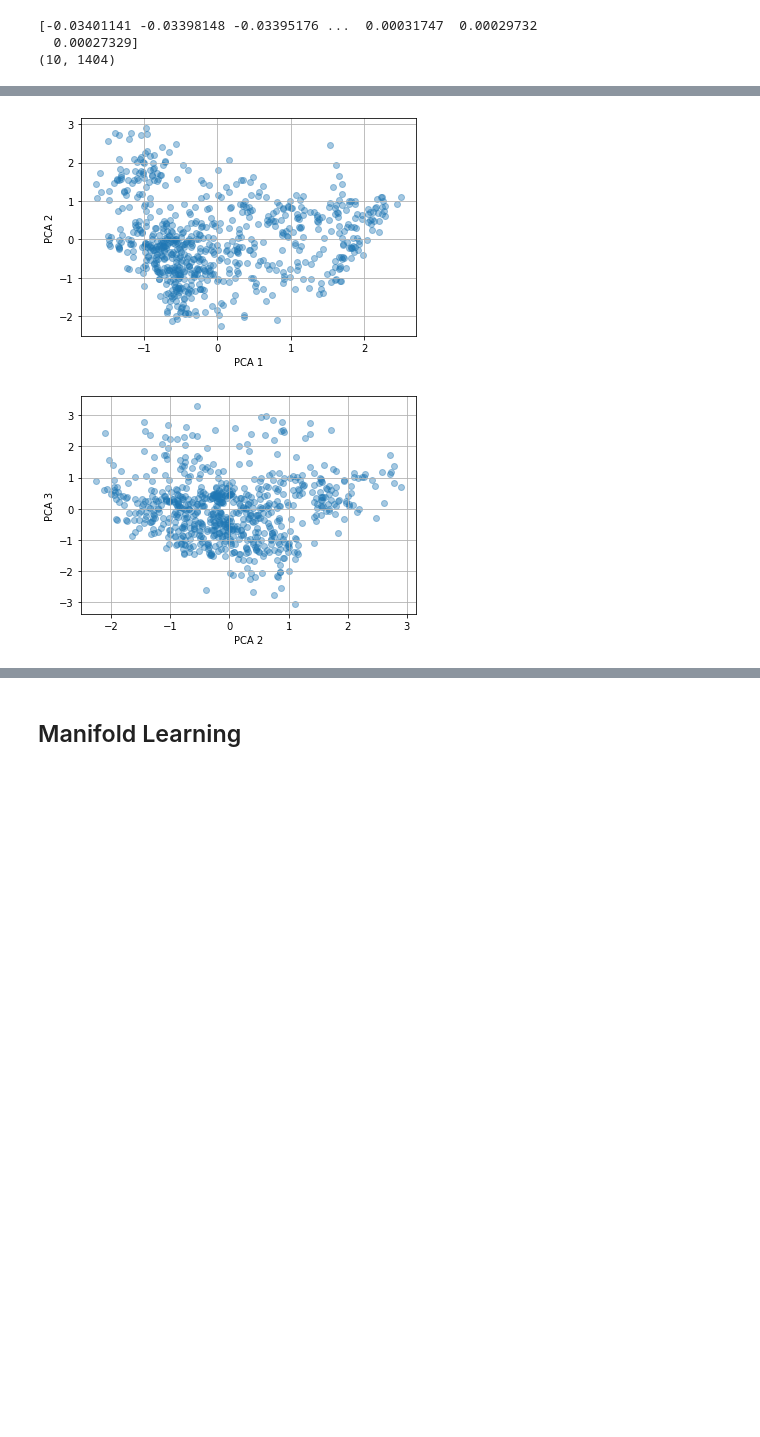
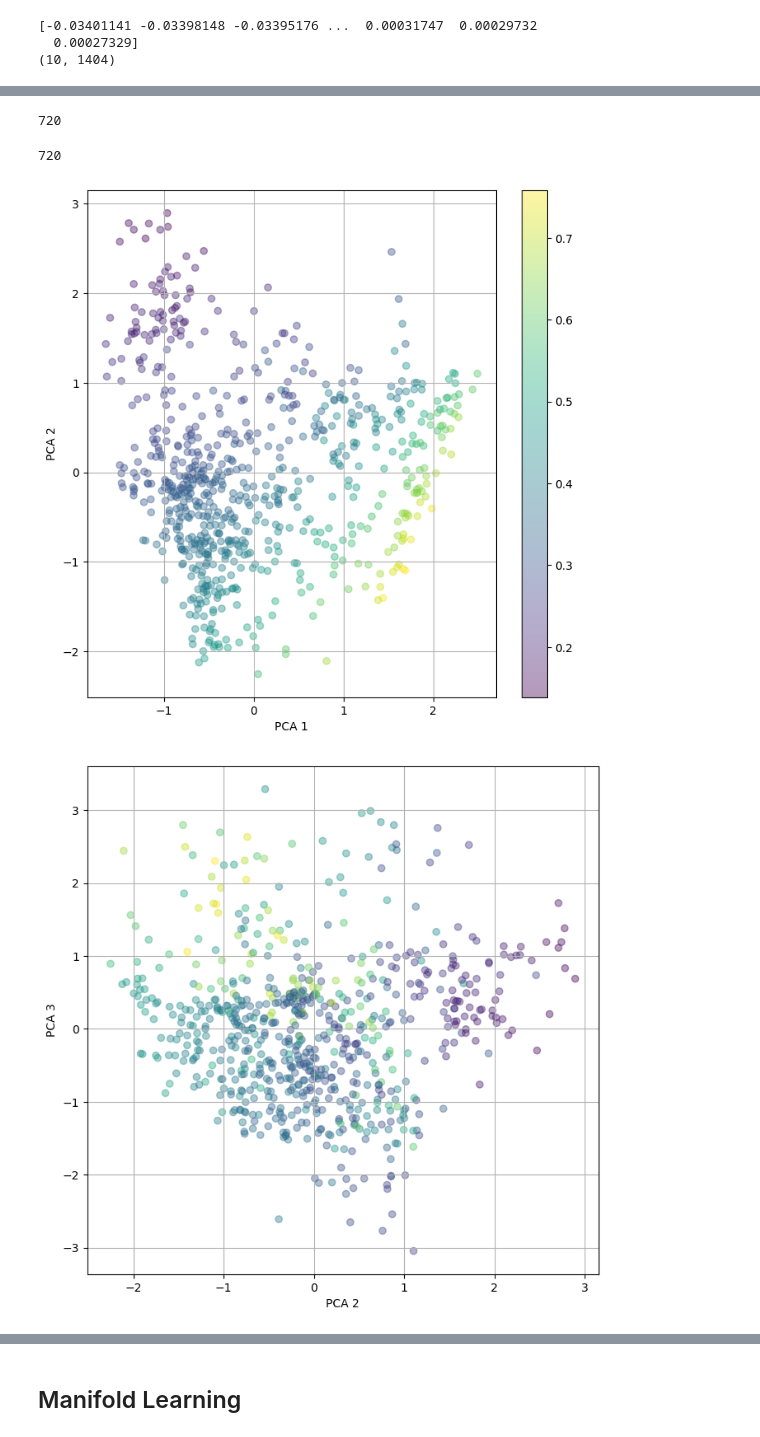
Before and after one commit to wbasener/IceSpectralLibraryAnalysis, a Jupyter notebook: Analysis_MY.ipynb, the cells around one changed output, grey strips where cells are left out. Saved outputs shown, nothing was run; the diff lists cells and outputs as text; code cells hidden in the pictures; blank space fills up the shorter version.

```diff
--- a/Analysis_MY.ipynb
+++ b/Analysis_MY.ipynb
@@ -195,6 +194,8 @@ np.arange(20)
 array([ 0,  1,  2,  3,  4,  5,  6,  7,  8,  9, 10, 11, 12, 13, 14, 15, 16,
        17, 18, 19])
 # %%
+plt.rcParams["figure.figsize"] = (8,4)
+
 nan_mask = np.isnan(sli.spectra)
 nRows, nCols = nan_mask.shape
 row_idx = np.arange(nRows)
@@ -244,6 +245,7 @@ plt.plot(wl2,row_sum2)
 plt.plot(wl2,row_sum3)
 wl3 = wl2[row_sum3<750]
 plt.plot(wl3,row_sum4)
+plt.title('row_sum4')
 plt.xlabel("Wavelength (nm)")
 
 # reducing number of spectra
@@ -268,6 +270,10 @@ data = sli.spectra[row_idx,:]
 data = data[:,col_idx]
 plt.figure()
 plt.plot(wl3,data.T);
+print(data.shape)
+plt.figure()
+plt.plot(wl3,data[0,:]);
+print(len(wl3))
 # %% [output]
 2388969
 (2712, 2151)
@@ -334,0 +344,12 @@ print(principal_components.shape[1])
+# %%
+print(data.shape)
+
+############ IS THIS 720 WAVELENGTHS WITH 1404 ALBEDOS? #######################
+
+pca = PCA(whiten=True, n_components=10)
+pca.fit(data)
+pca_spec = pca.transform(data).T
+print(pca_spec.shape)
+
+########## IS PCA THE BEST METHOD TO USE? ##################
+########## SHOULD WE TRY OTHER NON-LINEAR METHODS LIKE ISOMAP OR LLE? #################
@@ -351,29 +397,40 @@ for i in range((principal_components.shape[1])):
+# %%
+BWI = (data[:,150] - data[:,650])/(data[:,150] + data[:,650])
+print(len(BWI))
+# %% [output]
+720
+# %%
+len(pca_spec[:,0])
+# %% [output]
+720
 # %%
+plt.rcParams["figure.figsize"] = (8,8)
 plt.figure()
-plt.scatter(pca_spec[0,:],pca_spec[1,:], alpha=0.4)
+plt.scatter(pca_spec[0,:],pca_spec[1,:], c=BWI, alpha=0.4)
 plt.xlabel('PCA 1')
 plt.ylabel('PCA 2')
+plt.colorbar()
 plt.grid(True)
 plt.figure()
-plt.scatter(pca_spec[1,:],pca_spec[2,:], alpha=0.4)
+plt.scatter(pca_spec[1,:],pca_spec[2,:], c=BWI, alpha=0.4)
 plt.xlabel('PCA 2')
 plt.ylabel('PCA 3')
 plt.grid(True)
 plt.figure()
-plt.scatter(pca_spec[2,:],pca_spec[3,:], alpha=0.4)
+plt.scatter(pca_spec[2,:],pca_spec[3,:], c=BWI, alpha=0.4)
 plt.xlabel('PCA 3')
 plt.ylabel('PCA 4')
 plt.grid(True)
 plt.figure()
-plt.scatter(pca_spec[3,:],pca_spec[4,:], alpha=0.4)
+plt.scatter(pca_spec[3,:],pca_spec[4,:], c=BWI, alpha=0.4)
 plt.xlabel('PCA 4')
 plt.ylabel('PCA 5')
 plt.grid(True)
 plt.figure()
-plt.scatter(pca_spec[4,:],pca_spec[5,:], alpha=0.4)
+plt.scatter(pca_spec[4,:],pca_spec[5,:], c=BWI, alpha=0.4)
 plt.xlabel('PCA 5')
 plt.ylabel('PCA 6')
 plt.grid(True)
 # %% [output]
-[figure, old version]
+[figure, new version]
-[figure, old version]
+[figure, new version]
```
Also changed, not shown: parts of 14 cells of this notebook.
